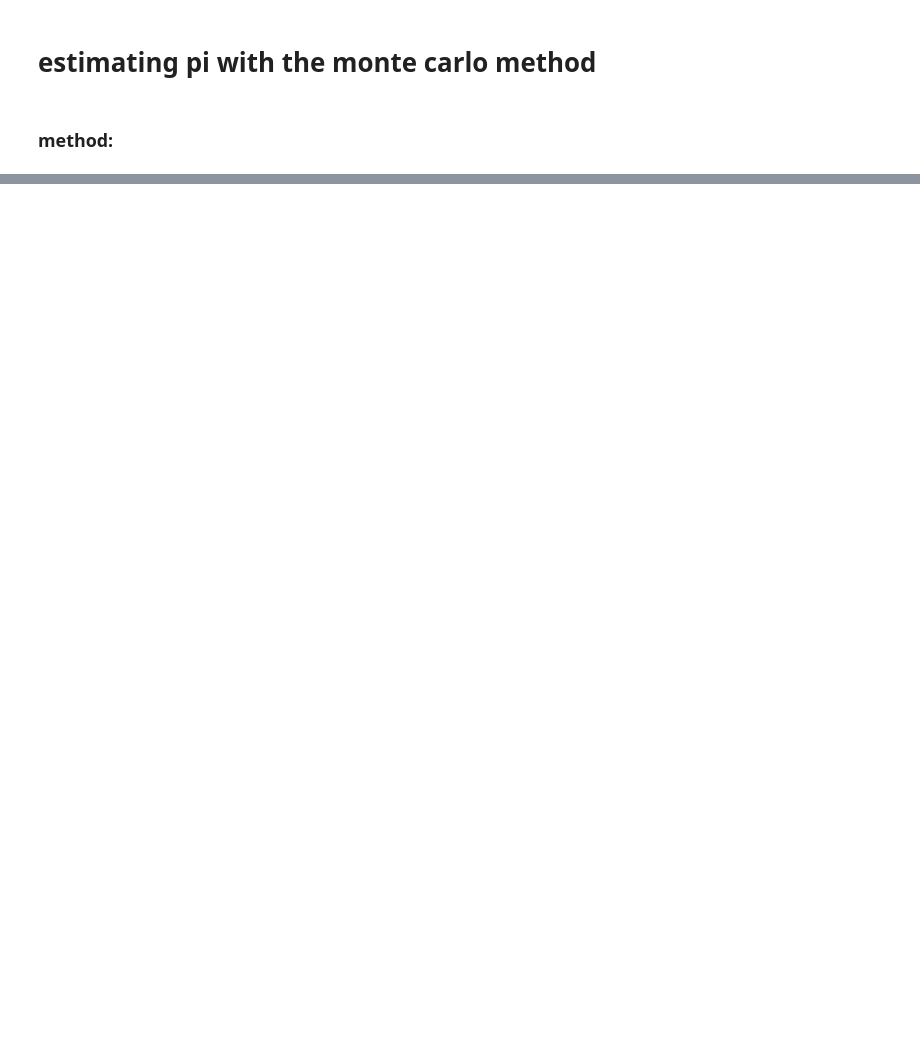
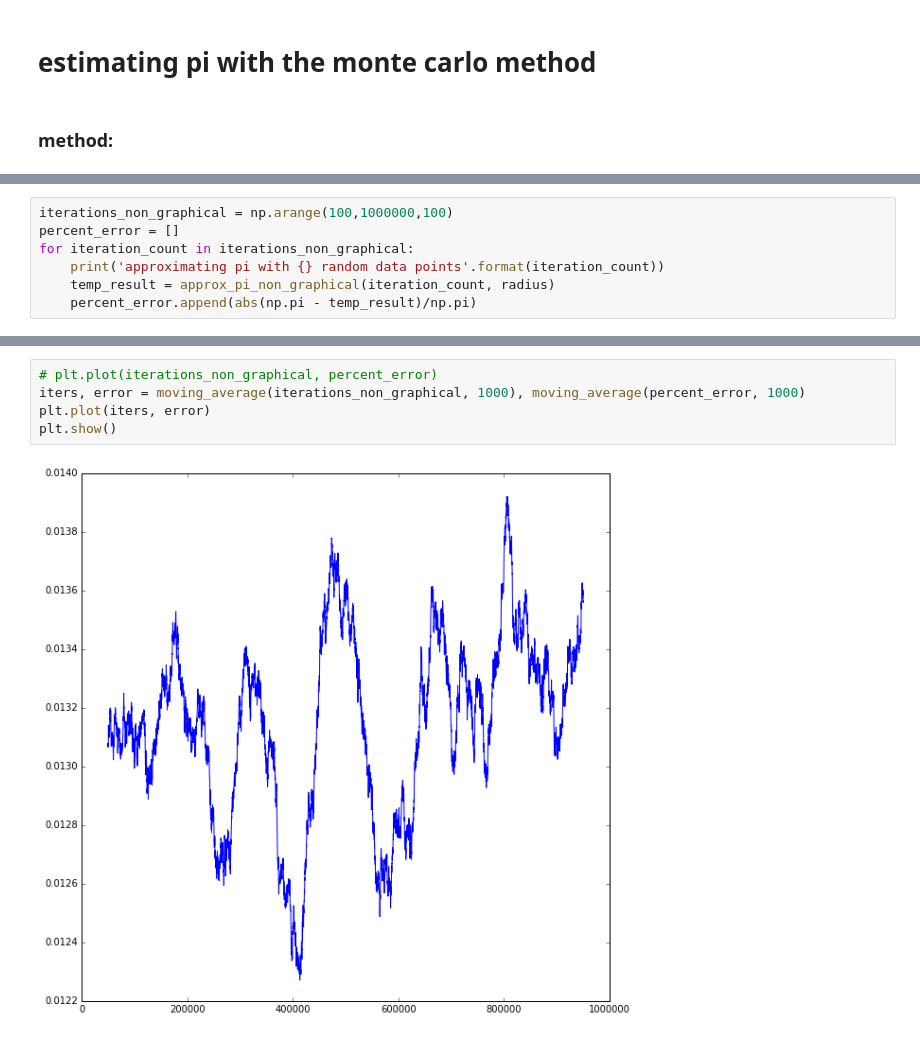
Before and after one commit to michaelneuder/numerical_experiments, a Jupyter notebook: pi/pi_approximation.ipynb, the cells around one changed output, grey strips where cells are left out. Saved outputs shown, nothing was run; the diff lists cells and outputs as text; blank space fills up the shorter version.

```diff
--- a/pi/pi_approximation.ipynb
+++ b/pi/pi_approximation.ipynb
@@ -20,0 +60,7 @@ plt.show()
+# %%
+iterations_non_graphical = np.arange(100,1000000,100)
+percent_error = []
+for iteration_count in iterations_non_graphical:
+    print('approximating pi with {} random data points'.format(iteration_count))
+    temp_result = approx_pi_non_graphical(iteration_count, radius)
+    percent_error.append(abs(np.pi - temp_result)/np.pi)
@@ -20,0 +85,7 @@ plt.show()
+# %%
+# plt.plot(iterations_non_graphical, percent_error)
+iters, error = moving_average(iterations_non_graphical, 1000), moving_average(percent_error, 1000)
+plt.plot(iters, error)
+plt.show()
+# %% [output]
+[figure, added]
```
Also changed, not shown: parts of 5 cells of this notebook.
